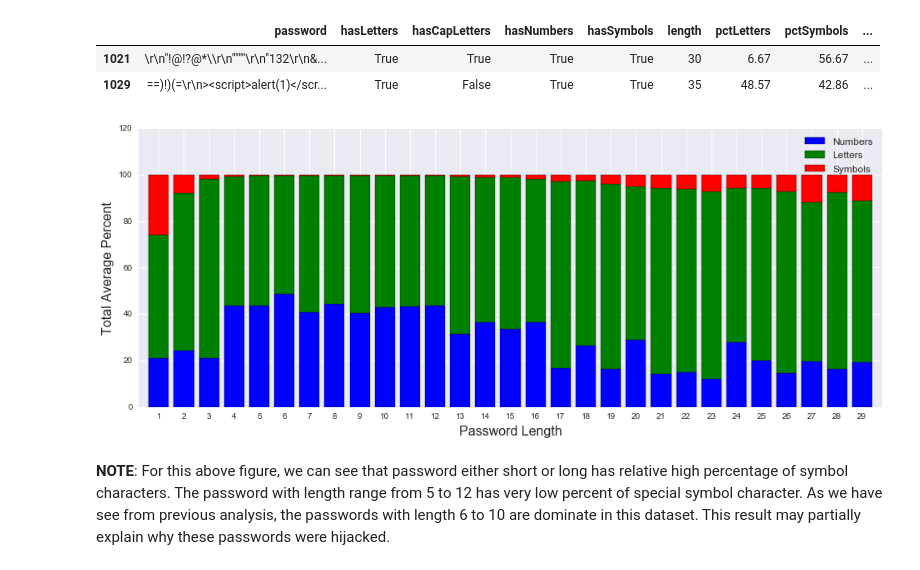
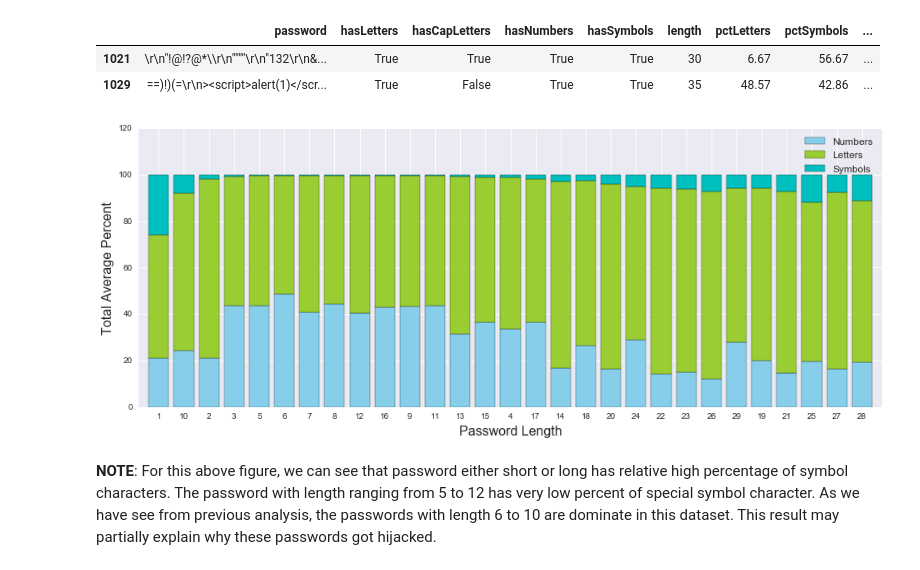
Before and after one commit to jhli973/Incubator, a Jupyter notebook: hijackedemail/Password and hijacked email.ipynb, the cells around one changed output. Drawn from its saved outputs; the diff is of its cells as text; code cells hidden in the pictures.

```diff
--- a/hijackedemail/Password and hijacked email.ipynb
+++ b/hijackedemail/Password and hijacked email.ipynb
@@ -358,41 +372,41 @@ passwords[passwords['length']>=30]
 | 1021 | \r\n"!@!?@*\\r\n""""\r\n"132\r\n&... | True | True | True | True | 30 | 6.67 | 56.67 | ... |
 | 1029 | ==)!)(=\r\n><script>alert(1)</scr... | True | False | True | True | 35 | 48.57 | 42.86 | ... |
 # %%
+# filter length equal or more than 30
+
 df = passwords[passwords['length']<30]
 
 sym_mean = df['pctSymbols'].groupby(df['length']).mean()
 let_mean = df['pctLetters'].groupby(df['length']).mean()
 num_mean = df['pctNumbers'].groupby(df['length']).mean()
 
-sym_std = df['pctSymbols'].groupby(df['length']).std()
-let_std = df['pctLetters'].groupby(df['length']).std()
-num_std = df['pctNumbers'].groupby(df['length']).std()
+len_unique = df['length'].unique()
 # %%
 fig, ax = plt.subplots(1, figsize=(16,6))
 
 bar_width = .8
 
 bar_1 = [ i + 1 for i in range(len(len_unique))]
 
 tick_pos = [i + (bar_width/2) for i in bar_1]
 
-ax.bar(bar_1,num_mean, width, color = 'b', label='Numbers') #, yerr=num_std)
-ax.bar(bar_1,let_mean, width, bottom=num_mean,  color = 'g', label='Letters') #, yerr=let_std)
-ax.bar(bar_1,sym_mean, width, bottom=[i+j for i,j in zip(num_mean,let_mean)], color = 'r', label='Symbols') #, yerr=sym_std)
+ax.bar(bar_1,num_mean, bar_width, color = 'skyblue', label='Numbers') # add error bar - yerr=num_std)
+ax.bar(bar_1,let_mean, bar_width, bottom=num_mean,  color = 'yellowgreen', label='Letters')
+ax.bar(bar_1,sym_mean, bar_width, bottom=[i+j for i,j in zip(num_mean,let_mean)], color = 'c', label='Symbols')
 
 # set the x ticks with names
 plt.xticks(tick_pos, len_unique)
 
 # Set the label and legends
 ax.set_ylabel("Total Average Percent", fontsize = 16)
 ax.set_xlabel("Password Length", fontsize = 16)
 plt.legend(loc='upper right', prop={'size':12})
 
 # Set a buffer around the edge
 plt.xlim([min(tick_pos)-bar_width, max(tick_pos)+bar_width])
 
 plt.show()
 # %% [output]
-[figure, old version]
+[figure, new version]
 # %% [markdown]
-**NOTE**: For this above figure, we can see that password either short or long has relative high percentage of symbol characters. The password with length range from 5 to 12 has very low percent of special symbol character. As we have see from previous analysis, the passwords with length 6 to 10 are dominate in this dataset. This result may partially explain why these passwords were hijacked.
+**NOTE**: For this above figure, we can see that password either short or long has relative high percentage of symbol characters. The password with length ranging from 5 to 12 has very low percent of special symbol character. As we have see from previous analysis, the passwords with length 6 to 10 are dominate in this dataset. This result may partially explain why these passwords got hijacked.
```
Also changed, not shown: parts of 25 cells of this notebook.
